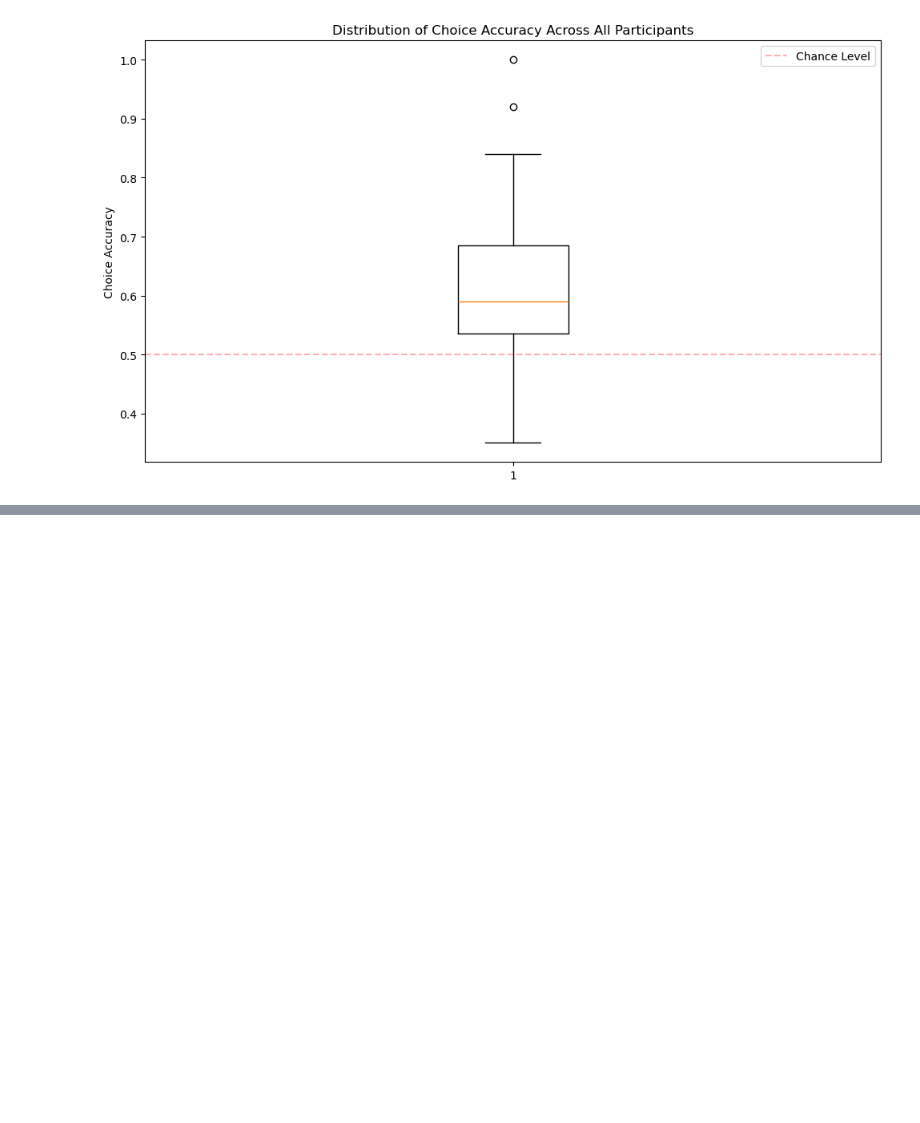
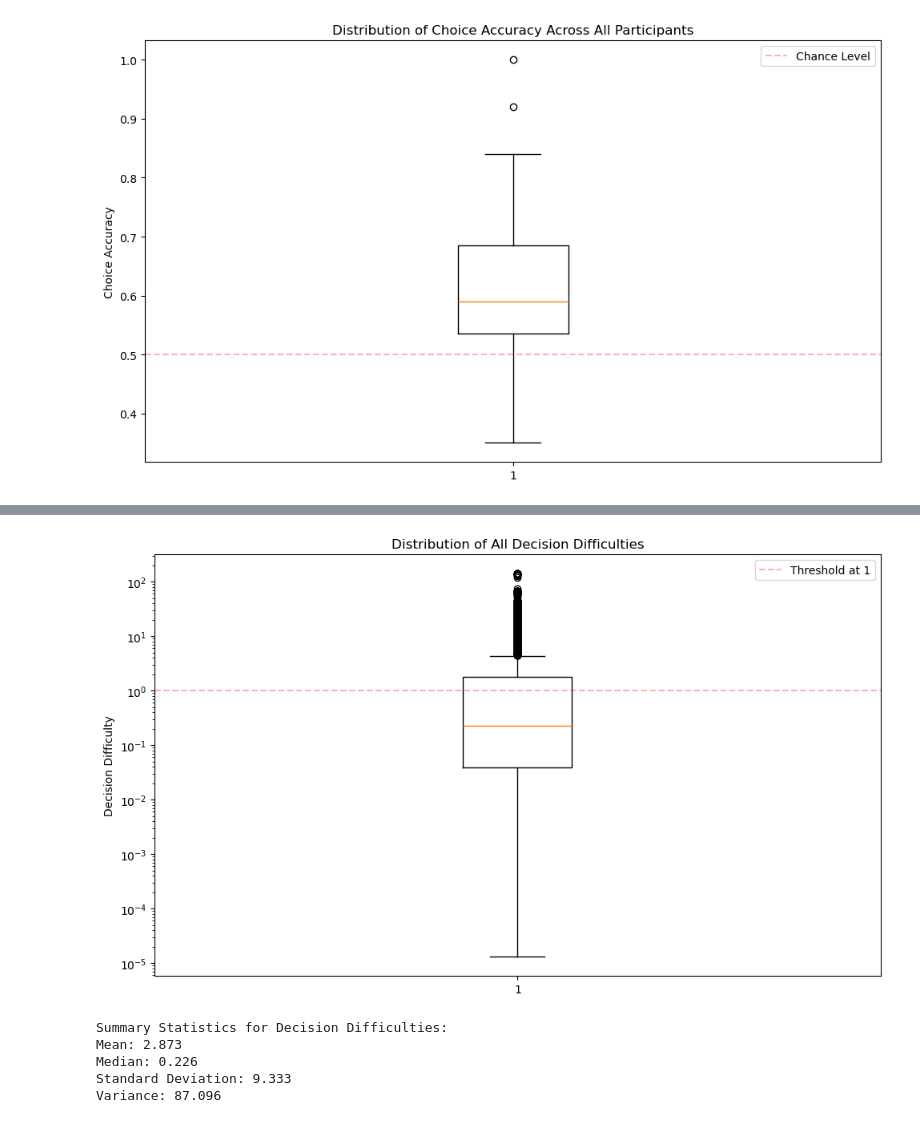
Before and after one commit to PrioteasaAndrei/comp-cogsci-delay-discounting, a Jupyter notebook: src/probabilistic_discounting_prediction.ipynb, the cells around one changed output, grey strips where cells are left out. Saved outputs shown, nothing was run; the diff lists cells and outputs as text; code cells hidden in the pictures; blank space fills up the shorter version.

```diff
--- a/src/probabilistic_discounting_prediction.ipynb
+++ b/src/probabilistic_discounting_prediction.ipynb
@@ -320,0 +325,41 @@ plt.show()
+# %%
+import numpy as np
+import matplotlib.pyplot as plt
+
+# Flatten all decision difficulties into a single list
+all_difficulties = []
+for idx in decision_difficulty_choice.keys():
+    all_difficulties.extend(decision_difficulty_choice[idx]['decision_difficulty'])
+
+# Create box plot
+plt.figure(figsize=(10, 6))
+plt.boxplot(all_difficulties)
+plt.yscale('log')  # Set y-axis to log scale since values can vary widely
+plt.ylabel('Decision Difficulty')
+plt.title('Distribution of All Decision Difficulties')
+
+# Add horizontal line at y=1 for reference
+plt.axhline(y=1, color='r', linestyle='--', alpha=0.3, label='Threshold at 1')
+
+plt.legend()
+plt.tight_layout()
+plt.show()
+
+# Calculate summary statistics for all decision difficulties
+mean_difficulty = np.mean(all_difficulties)
+median_difficulty = np.median(all_difficulties)
+std_difficulty = np.std(all_difficulties)
+var_difficulty = np.var(all_difficulties)
+
+print(f"Summary Statistics for Decision Difficulties:")
+print(f"Mean: {mean_difficulty:.3f}")
+print(f"Median: {median_difficulty:.3f}")
+print(f"Standard Deviation: {std_difficulty:.3f}")
+print(f"Variance: {var_difficulty:.3f}")
+# %% [output]
+[figure, added]
+Summary Statistics for Decision Difficulties:
+Mean: 2.873
+Median: 0.226
+Standard Deviation: 9.333
+Variance: 87.096
```
Also changed, not shown: parts of 4 cells of this notebook, 2 other files.
